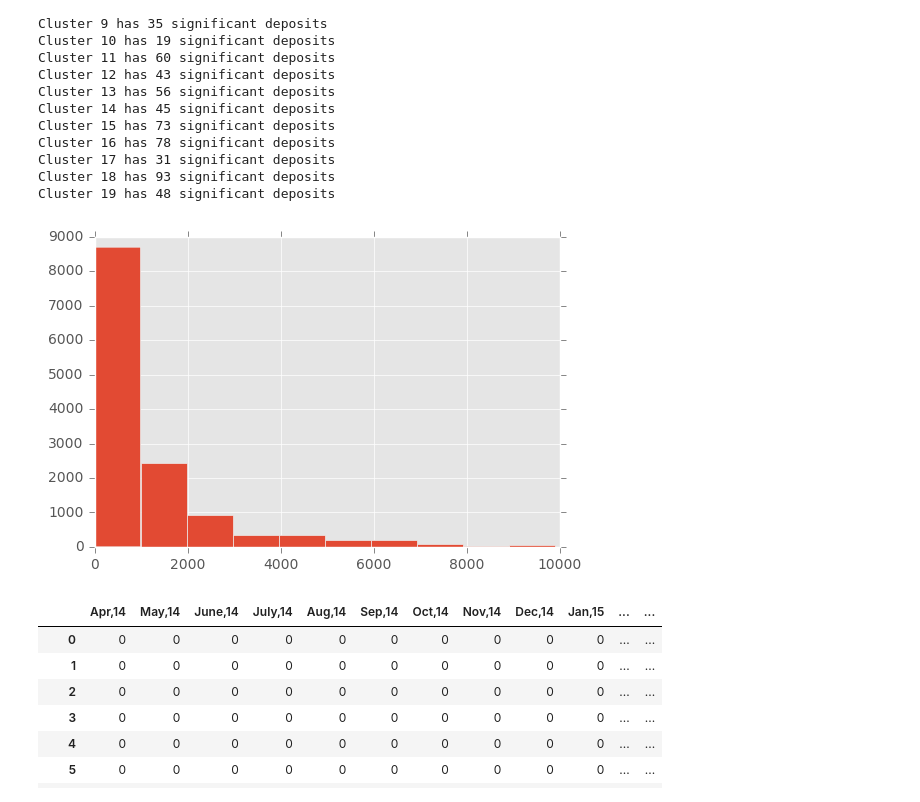
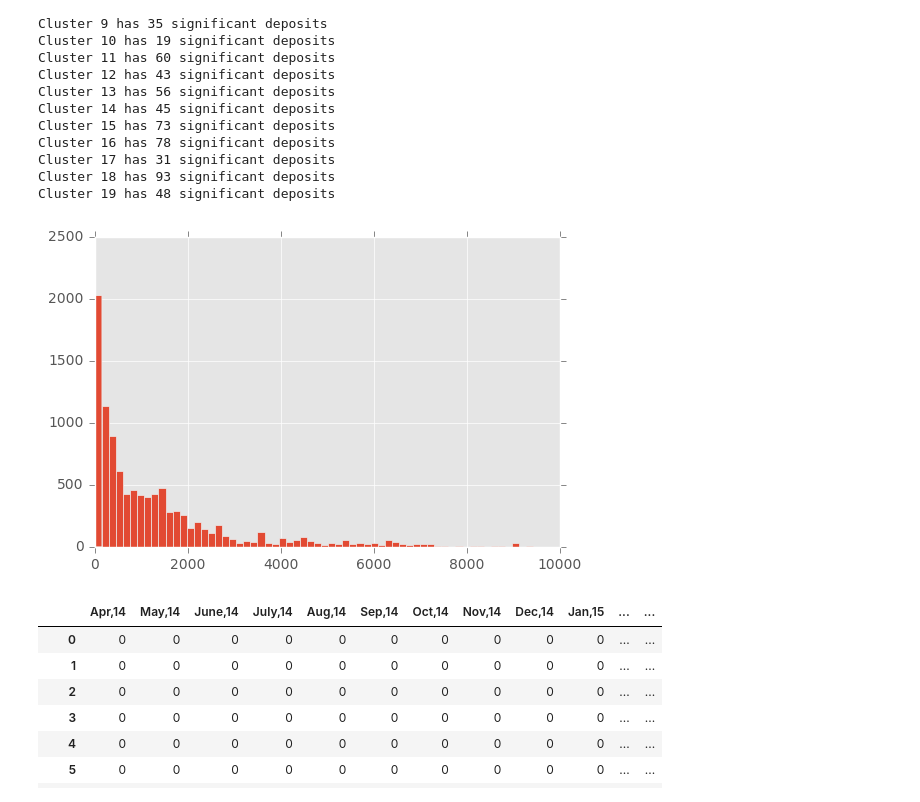
Before and after one commit to ShyshkinOleh/Introduction-to-Data-Science-Prometheus, a Jupyter notebook: Cluster.ipynb, the cells around one changed output. Drawn from its saved outputs; the diff is of its cells as text; code cells hidden in the pictures.

```diff
--- a/Cluster.ipynb
+++ b/Cluster.ipynb
@@ -102,11 +102,12 @@ import matplotlib.pyplot as plt
 
 plt.style.use('ggplot')
 # %%
-# k є [0;19]
+# k є [0;19] -- cluster number
 k = 0
-m, bins, patches = plt.hist(cleanData[k],range=(0, 0.5*np.std(cleanData[k])+np.mean(cleanData[k])))
+# Such range is choosen just for better visualization
+m, bins, patches = plt.hist(cleanData[k], bins=65,range=(5, 0.5*np.std(cleanData[k])+np.mean(cleanData[k])))
 # %% [output]
-[figure, old version]
+[figure, new version]
 # %%
 from calendar import monthrange
 
```
